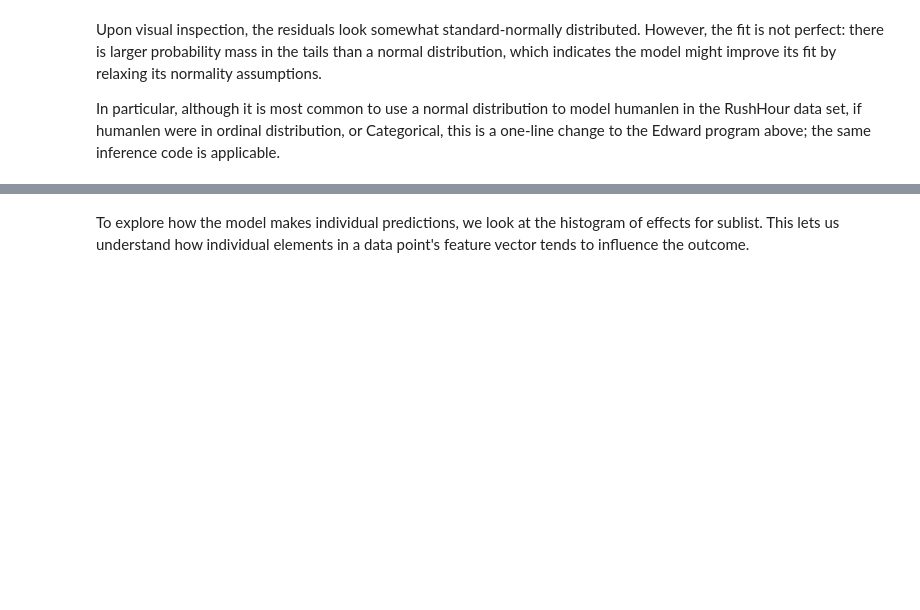
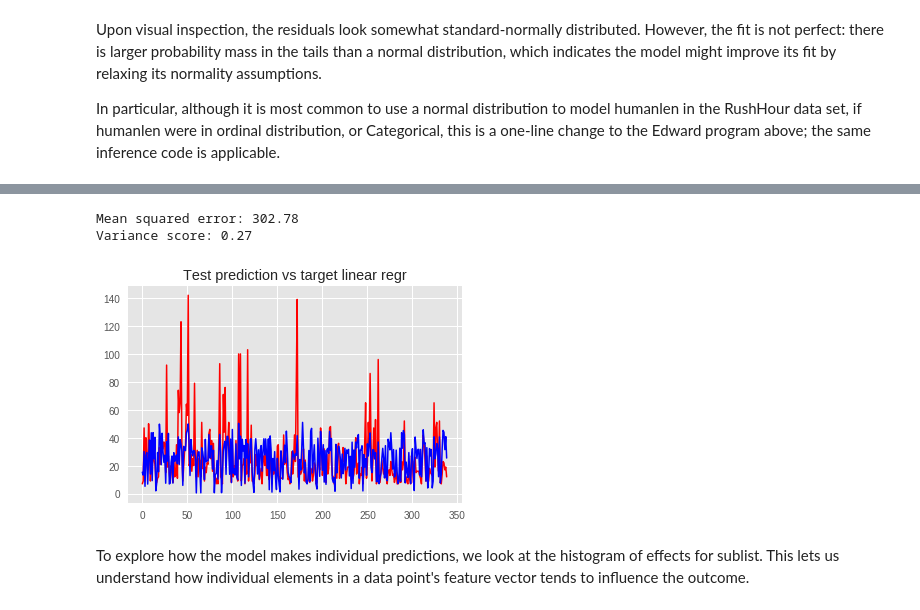
Before and after one commit to sherrybao222/RushHour, a Jupyter notebook: LMM_int.ipynb, the cells around one changed output, grey strips where cells are left out. Cells and saved outputs as stored; diff of their text form; code cells hidden in the pictures; blank space fills up the shorter version.

```diff
--- a/LMM_int.ipynb
+++ b/LMM_int.ipynb
@@ -508,3 +480,21 @@ plt.show()
+# %%
+# visualize linear regression results
+regr = LinearRegression()
+regr.fit(regr_features_train, regr_labels_train)
+regr_humanlen_pred = regr.predict(regr_features_test)
+# The mean squared error
+print("Mean squared error: %.2f"
+      % mean_squared_error(labels_test, regr_humanlen_pred))
+# Explained variance score: 1 is perfect prediction
+print('Variance score: %.2f' % r2_score(labels_test, regr_humanlen_pred))
+plt.plot(labels_test,  color='red', linewidth=1.5)
+plt.plot(regr_humanlen_pred, color='blue', linewidth=1.5)
+plt.title("Test prediction vs target linear regr")
+plt.show()
+# %% [output]
+Mean squared error: 302.78
+Variance score: 0.27
+[figure, added]
 # %% [markdown]
 To explore how the model makes individual predictions, we look at the histogram of effects for sublist. This lets us understand how individual elements in a data point's feature vector tends to influence the outcome.
 # %%
```
Also changed, not shown: parts of 12 cells of this notebook.
